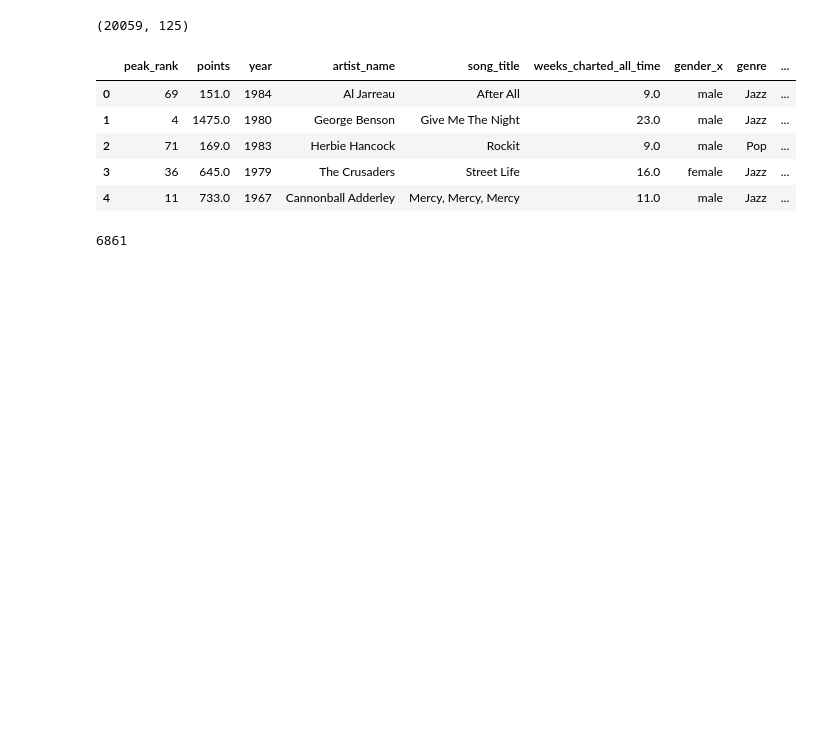
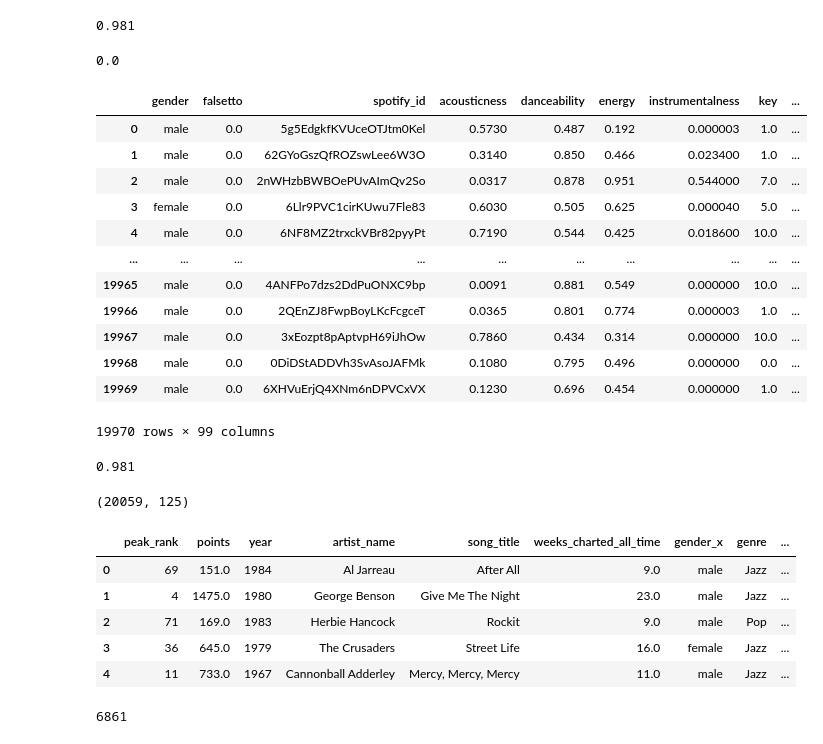
Before and after one commit to luizacbcampos/MIR_Project, a Jupyter notebook: MIR/analise_inicial.ipynb, the cells around one changed output. Cells and saved outputs as stored; diff of their text form; code cells hidden in the pictures; blank space fills up the shorter version.

```diff
--- a/MIR/analise_inicial.ipynb
+++ b/MIR/analise_inicial.ipynb
@@ -7,5 +30,33 @@ dfb = pd.read_csv('main.csv')
+# %%
+dfa['instrumentalness'].max()
+# %% [output]
+0.981
+# %%
+dfa['instrumentalness'].min()
+# %% [output]
+0.0
+# %%
+dfb
+# %% [output]
+|  | gender | falsetto | spotify_id | acousticness | danceability | energy | instrumentalness | key | ... |
+| 0 | male | 0.0 | 5g5EdgkfKVUceOTJtm0Kel | 0.5730 | 0.487 | 0.192 | 0.000003 | 1.0 | ... |
+| 1 | male | 0.0 | 62GYoGszQfROZswLee6W3O | 0.3140 | 0.850 | 0.466 | 0.023400 | 1.0 | ... |
+| 2 | male | 0.0 | 2nWHzbBWBOePUvAImQv2So | 0.0317 | 0.878 | 0.951 | 0.544000 | 7.0 | ... |
+| 3 | female | 0.0 | 6Llr9PVC1cirKUwu7Fle83 | 0.6030 | 0.505 | 0.625 | 0.000040 | 5.0 | ... |
+| 4 | male | 0.0 | 6NF8MZ2trxckVBr82pyyPt | 0.7190 | 0.544 | 0.425 | 0.018600 | 10.0 | ... |
+| ... | ... | ... | ... | ... | ... | ... | ... | ... | ... |
+| 19965 | male | 0.0 | 4ANFPo7dzs2DdPuONXC9bp | 0.0091 | 0.881 | 0.549 | 0.000000 | 10.0 | ... |
+| 19966 | male | 0.0 | 2QEnZJ8FwpBoyLKcFcgceT | 0.0365 | 0.801 | 0.774 | 0.000003 | 1.0 | ... |
+| 19967 | male | 0.0 | 3xEozpt8pAptvpH69iJhOw | 0.7860 | 0.434 | 0.314 | 0.000000 | 10.0 | ... |
+| 19968 | male | 0.0 | 0DiDStADDVh3SvAsoJAFMk | 0.1080 | 0.795 | 0.496 | 0.000000 | 0.0 | ... |
+| 19969 | male | 0.0 | 6XHVuErjQ4XNm6nDPVCxVX | 0.1230 | 0.696 | 0.454 | 0.000000 | 1.0 | ... |
+19970 rows × 99 columns
 # %%
 df = pd.merge(dfa, dfb, how='outer', on='spotify_id')
+# %%
+df['instrumentalness_y'].max()
+# %% [output]
+0.981
 # %%
 df.shape
 # %% [output]
```
Also changed, not shown: parts of 6 cells of this notebook, 5 other files.
